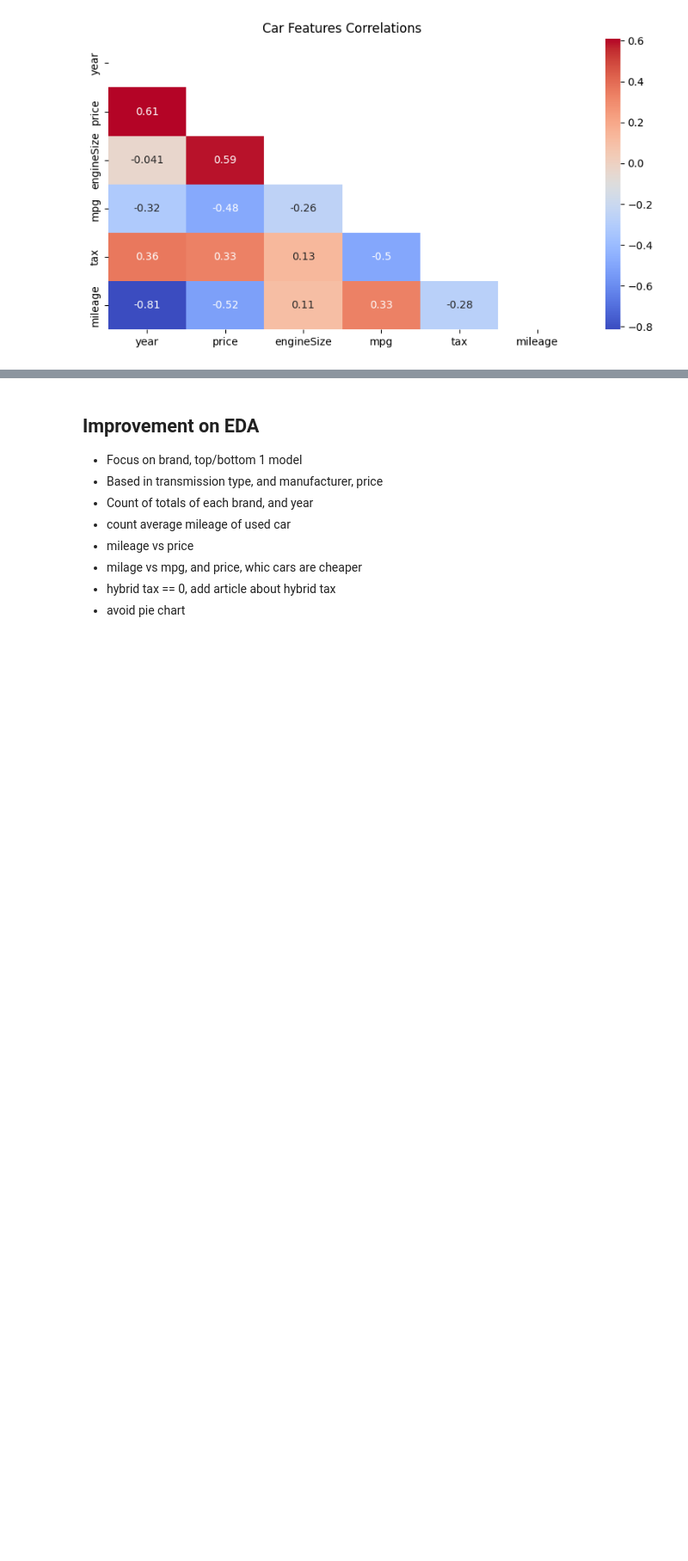
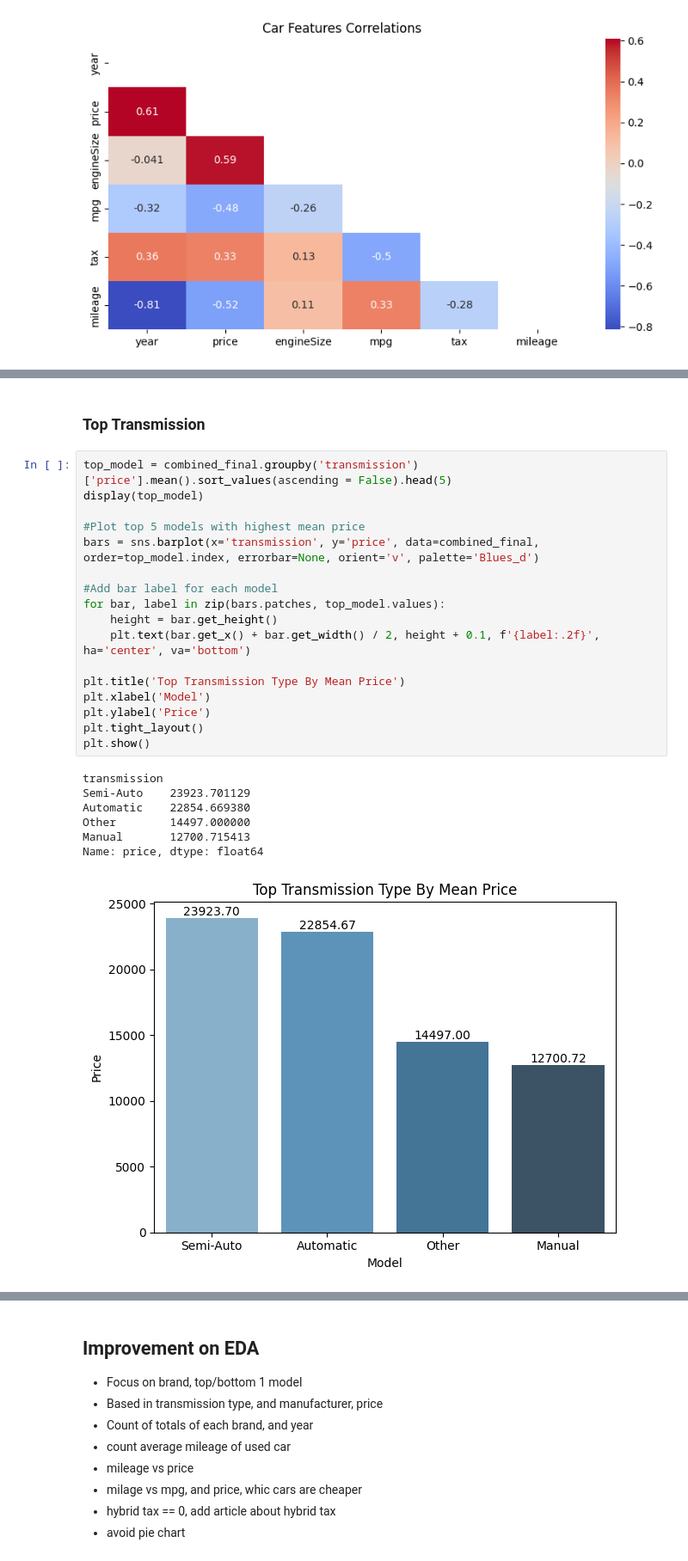
Before and after one commit to d-widyantama/ML-Regression-UsedCarsPrediction-finpro-alpha, a Jupyter notebook: 3-EDA.ipynb, the cells around one changed output, grey strips where cells are left out. Shown at 86% size. Cells and saved outputs as stored; diff of their text form; blank space fills up the shorter version.

```diff
--- a/3-EDA.ipynb
+++ b/3-EDA.ipynb
@@ -202,0 +229,27 @@ From the correlation matrix, we can see that the features with the highest corre
+# %% [markdown]
+### Top Transmission
+# %%
+top_model = combined_final.groupby('transmission')['price'].mean().sort_values(ascending = False).head(5)
+display(top_model)
+
+#Plot top 5 models with highest mean price
+bars = sns.barplot(x='transmission', y='price', data=combined_final, order=top_model.index, errorbar=None, orient='v', palette='Blues_d')
+
+#Add bar label for each model
+for bar, label in zip(bars.patches, top_model.values):
+    height = bar.get_height()
+    plt.text(bar.get_x() + bar.get_width() / 2, height + 0.1, f'{label:.2f}', ha='center', va='bottom')
+
+plt.title('Top Transmission Type By Mean Price')
+plt.xlabel('Model')
+plt.ylabel('Price')
+plt.tight_layout()
+plt.show()
+# %% [output]
+transmission
+Semi-Auto    23923.701129
+Automatic    22854.669380
+Other        14497.000000
+Manual       12700.715413
+Name: price, dtype: float64
+[figure, added]
```
Also changed, not shown: parts of 19 cells of this notebook.
